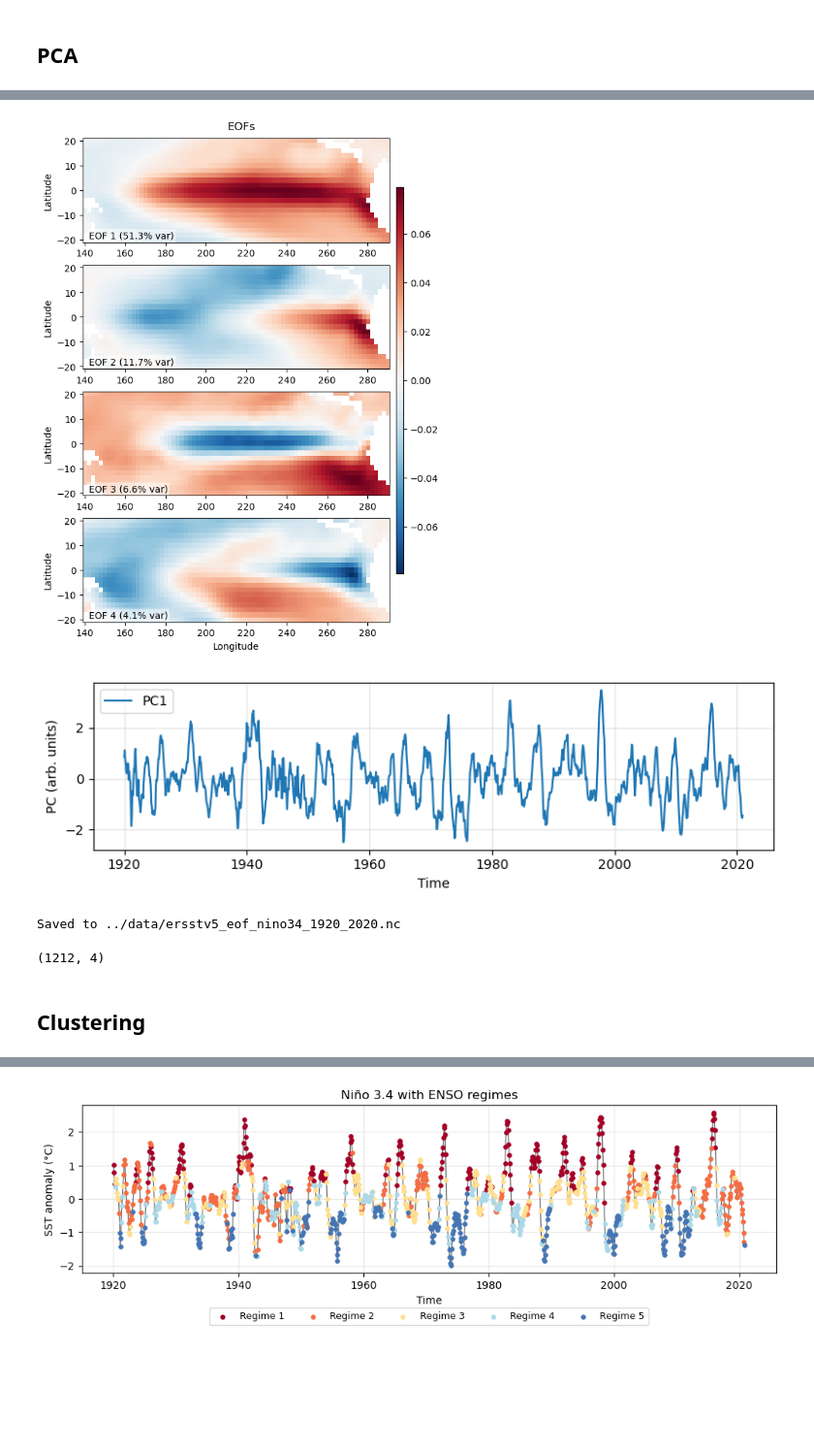
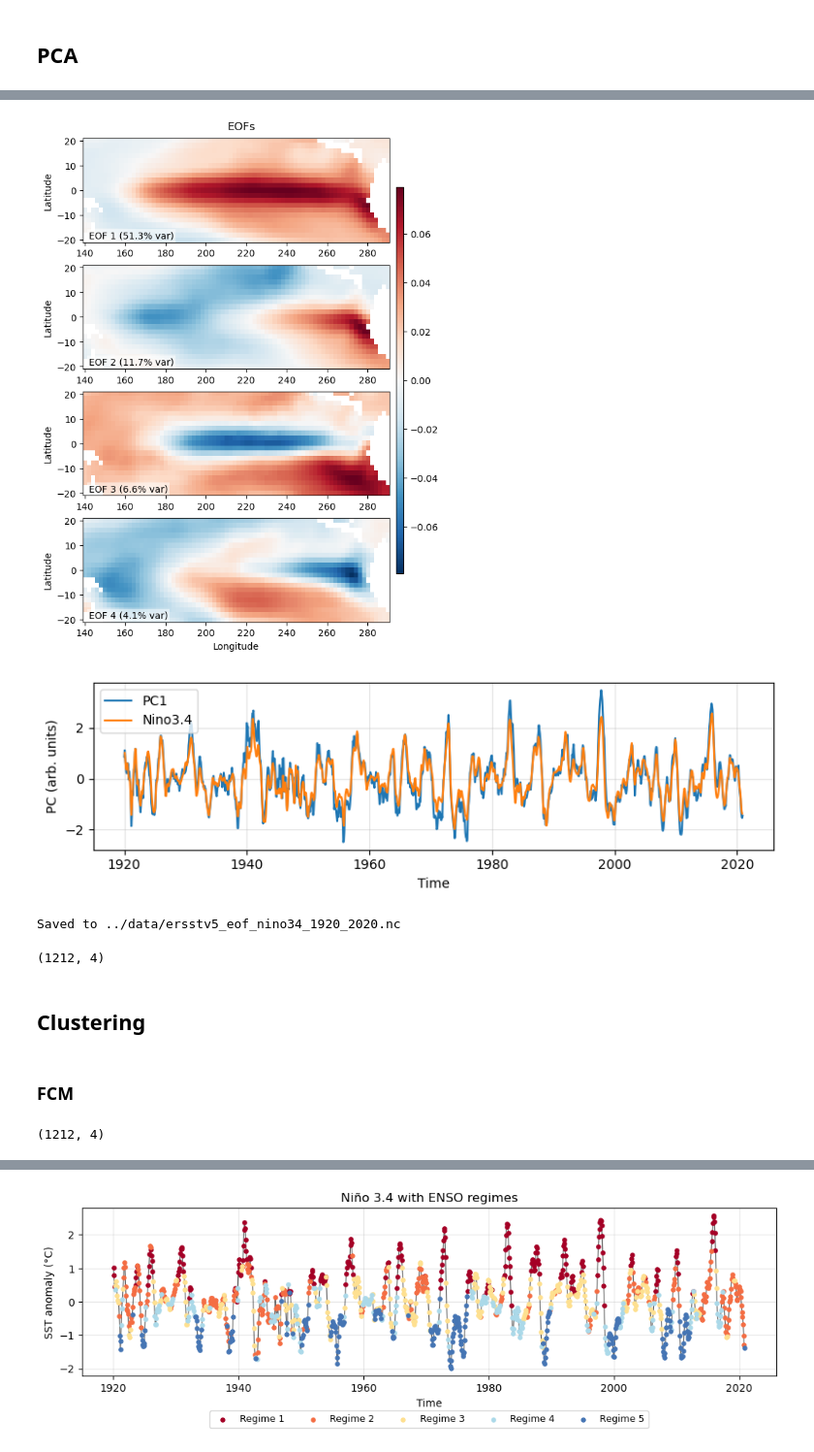
Before and after one commit to zhongruiw/MultiModelDA, a Jupyter notebook: code/ENSO.ipynb, the cells around one changed output, grey strips where cells are left out. Shown at 97% size. Saved outputs shown, nothing was run; the diff lists cells and outputs as text; code cells hidden in the pictures; blank space fills up the shorter version.

```diff
--- a/code/ENSO.ipynb
+++ b/code/ENSO.ipynb
@@ -0,0 +5,8 @@
+# %%
+import numpy as np
+import xarray as xr
+import pandas as pd
+import matplotlib.pyplot as plt
+
+ds = xr.open_dataset('../data/sst.mnmean.nc')  # ERSSTv5 typically has lon 0..360
+ds.keys
@@ -48,29 +93,17 @@ def pca_ersstv5(
             )
 
     # ---- Remove seasonal cycle (monthly climatology) ----
-    # if remove_season:
-    #     clim = da.groupby("time.month").mean("time")
-    #     anoms = da.groupby("time.month") - clim
-
     if remove_season:
-        # If clim_ref is None, default to 1980-Jan to the last available time
         if clim_ref is None:
-            end_time = str(da.time.max().dt.strftime("%Y-%m").item())
-            clim_ref = ("1981-01", "2010-12")
-
-        # Select the reference period for climatology
-        ref = da.sel(time=slice(*clim_ref))
-        if ref.time.size == 0:
-            raise ValueError(f"clim_ref range {clim_ref} has no overlap with data.")
-
-        # Compute monthly climatology over the reference period
-        clim = ref.groupby("time.month").mean("time")
-
-        # Subtract monthly climatology from all time steps
-        anoms = da.groupby("time.month") - clim
+            clim = da.groupby("time.month").mean("time")
+        else:
+            ref = da.sel(time=slice(*clim_ref)) # Select the reference period for climatology
+            if ref.time.size == 0:
+                raise ValueError(f"clim_ref range {clim_ref} has no overlap with data.")
+            clim = ref.groupby("time.month").mean("time") # Compute monthly climatology over the reference period
+        anoms = da.groupby("time.month") - clim # Subtract monthly climatology from all time steps
     else:
         anoms = da
-
 
     # ---- (Optional) linear detrend per grid cell ----
     if detrend_linear:
@@ -151,46 +184,46 @@ def plot_eofs(eofs, evr, modes=(1,2,3), vmin=None, vmax=None):
 
     cbar = fig.colorbar(im, ax=axs, orientation="vertical", aspect=50, shrink=0.8, fraction=0.1, pad=0.02)
     fig.suptitle("EOFs", fontsize=12)
-
-def plot_pcs(pcs, modes=(1,2,3)):
+def plot_pcs(pcs, modes=(1,2,3), nino=None):
     fig, ax = plt.subplots(figsize=(8, 2.5))
     for m in modes:
         ax.plot(pcs["time"].values, pcs.sel(mode=m), label=f"PC{m}")
+    if nino is not None:
+        ax.plot(nino["time"].values, nino, label=f"Nino3.4")
     ax.legend()
     ax.grid(True, alpha=0.35)
     ax.set_xlabel("Time")
     ax.set_ylabel("PC (arb. units)")
     plt.tight_layout()
     plt.show()
 
 if __name__ == "__main__":
     #ds = xr.open_dataset("../ENSO-data/data/sst.mnmean.nc")
     ds = xr.open_dataset("../data/sst.mnmean.nc")
     da = ds["sst"]  # ERSSTv5: 'sst'
-    end_time = str(da.time.max().dt.strftime("%Y-%m").item())
     res = pca_ersstv5(
         da,
         time_slice=("1920-01", "2020-12"),
         lat_bounds=(20, -20),
         lon_bounds=(140, 290),
         remove_season=True,
         detrend_linear=True,
         n_modes=4,
         nino=True,
         clim_ref=("1981-01", "2010-12"),
     )
 
     plot_eofs(res["EOFs"], res["evrs"], modes=(1,2,3,4))
-    plt.savefig('../figure/eofs.png')
-    plot_pcs(res["PCs"], modes=(1,))
+    # plt.savefig('../figure/eofs.png')
+    plot_pcs(res["PCs"], modes=(1,), nino=res['nino34'])
 # %% [output]
 [interactive output not drawn]
 [interactive output not drawn]
 [interactive output not drawn]
 [interactive output not drawn]
 [interactive output not drawn]
 [figure]
-[figure, old version]
+[figure, new version]
 # %%
 ds_out = xr.Dataset(
     data_vars={
@@ -212,13 +245,13 @@ ds_out.to_netcdf(out_path, format="NETCDF4")
 print(f"Saved to {out_path}")
 # %% [output]
 Saved to ../data/ersstv5_eof_nino34_1920_2020.nc
-# %%
-file = xr.open_dataset("../data/ersstv5_eof_nino34_1920_2020.nc")
-data = file["PCs"].to_numpy()
-data.shape
-# %% [output]
-(1212, 4)
+# %%
+res["PCs"].to_numpy().shape
+# %% [output]
+(1212, 4)
 # %% [markdown]
 ## Clustering
+# %% [markdown]
+### FCM
 # %%
 import numpy as np
@@ -251,3 +326,7 @@ labels = np.argmax(membership, axis=1)
+# %%
+data_embedded.shape
+# %% [output]
+(1212, 4)
 # %%
 from plot import plot_loss
 loss_history = results['loss_history']
```
Also changed, not shown: parts of 41 cells of this notebook.
